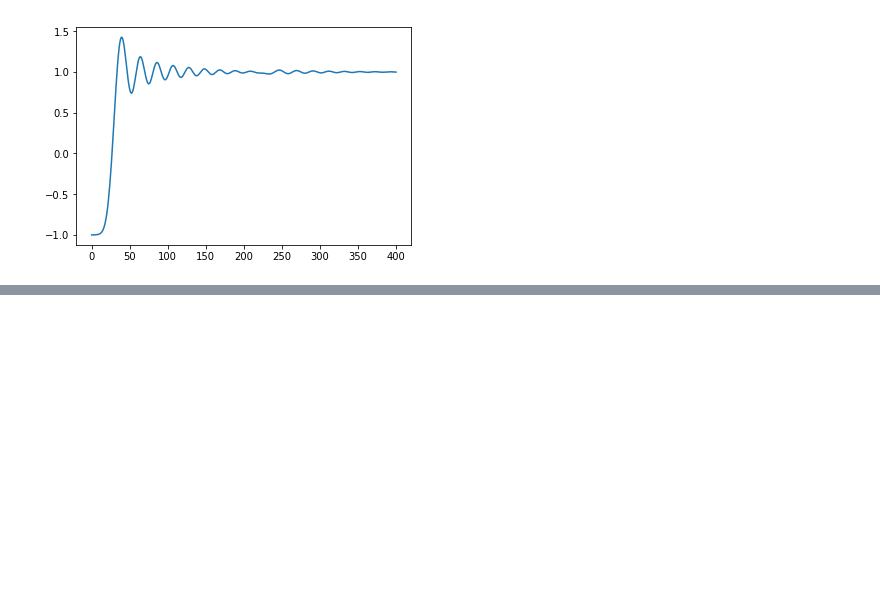
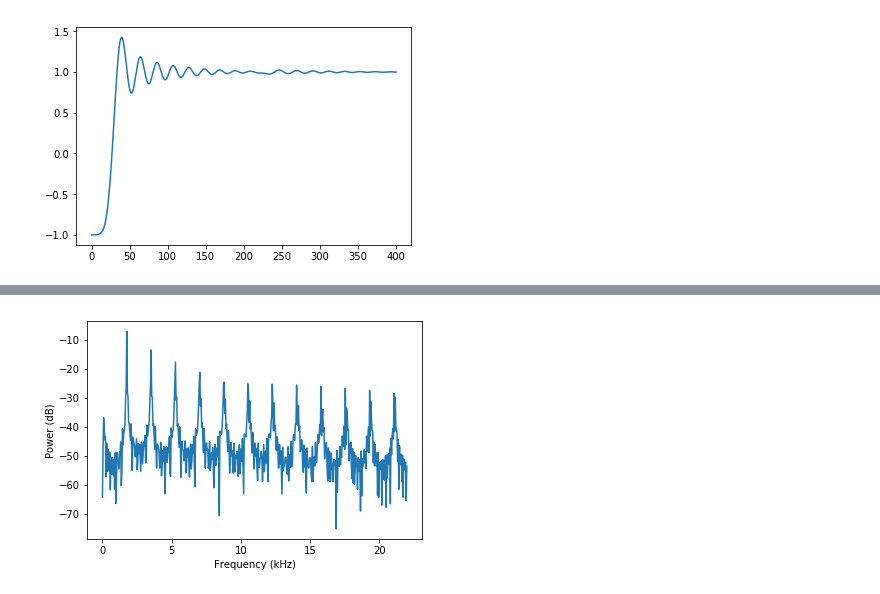
Before and after one commit to rknLA/pd-blosc, a Jupyter notebook: notebook/BlepSawtooth.ipynb, the cells around one changed output, grey strips where cells are left out. Saved outputs shown, nothing was run; the diff lists cells and outputs as text; code cells hidden in the pictures; blank space fills up the shorter version.

```diff
--- a/notebook/BlepSawtooth.ipynb
+++ b/notebook/BlepSawtooth.ipynb
@@ -79,0 +105,4 @@ plot(list(gen_bl_saw(scaled_blep, 40, 44100, 2000)))
+# %%
+plot_spectrum(list(raw_wave), 44100)
+# %% [output]
+[figure, added]
```
Also changed, not shown: parts of 10 cells of this notebook, 1 other file.
